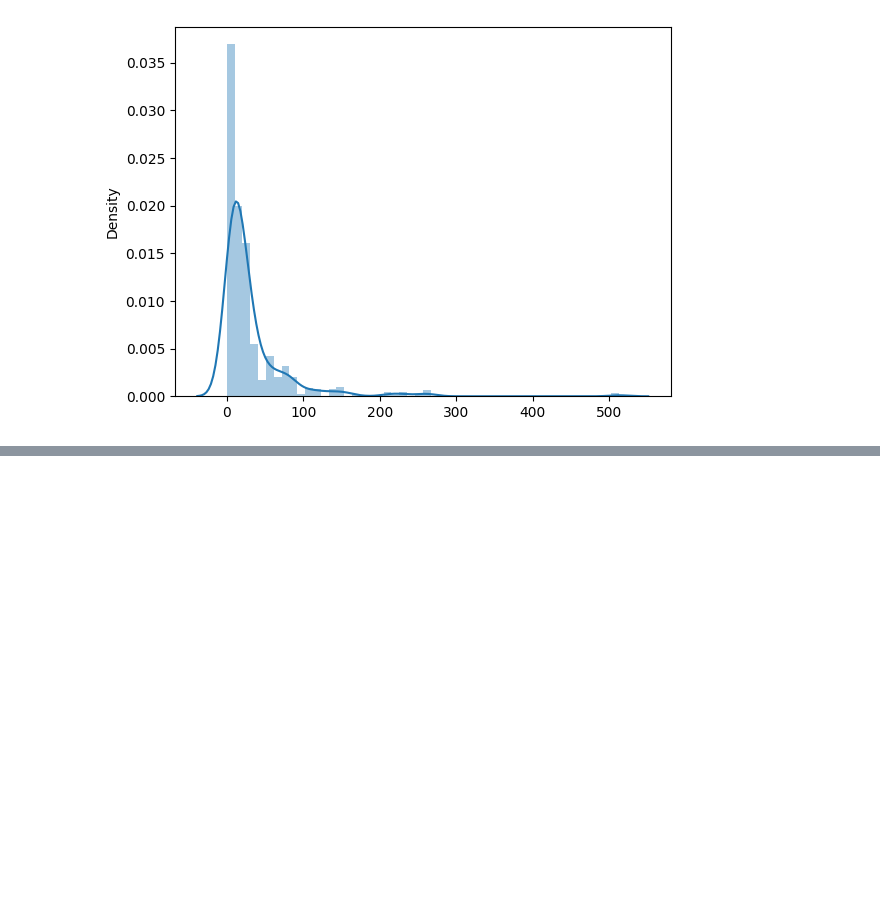
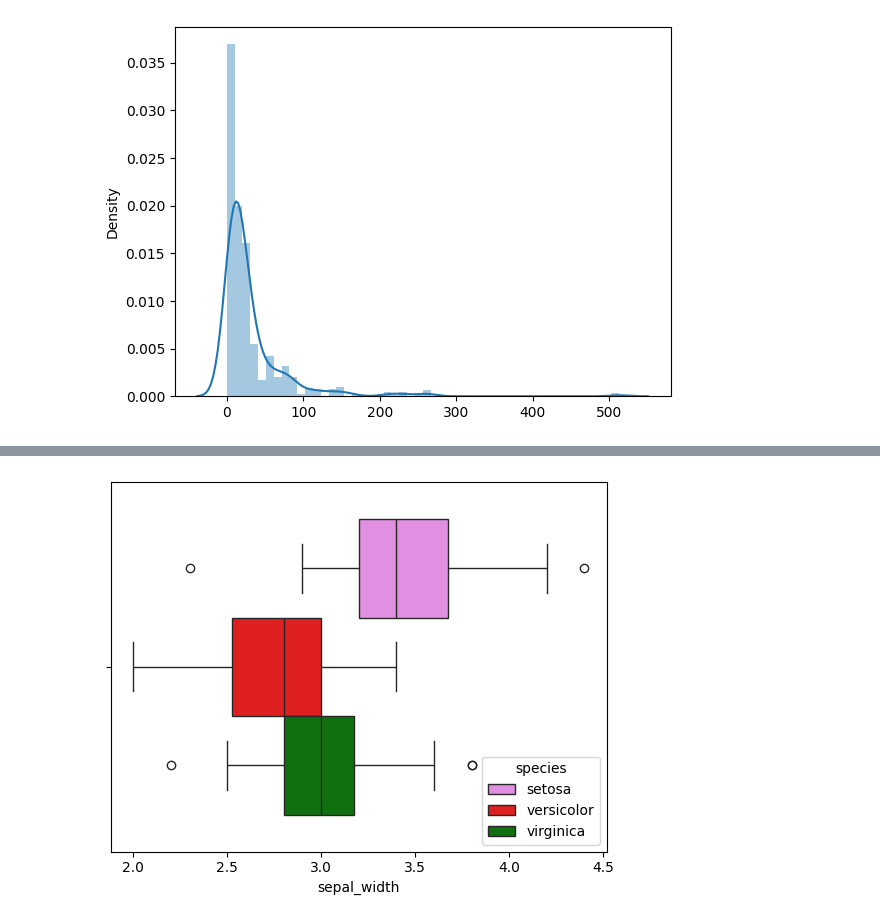
Before and after one commit to NikhithaPatibandla/ExcelR-Tutorials, a Jupyter notebook: AD.ipynb, the cells around one changed output, grey strips where cells are left out. Drawn from its saved outputs; the diff is of its cells as text; code cells hidden in the pictures; blank space fills up the shorter version.

```diff
--- a/AD.ipynb
+++ b/AD.ipynb
@@ -883,0 +893,5 @@ https://gist.github.com/mwaskom/de44147ed2974457ad6372750bbe5751
+# %%
+sns.boxplot(x=iris_data['sepal_width'],palette=['violet','red','green'],hue=iris_data['species'])
+plt.show()
+# %% [output]
+[figure, added]
```
Also changed, not shown: parts of 8 cells of this notebook.
